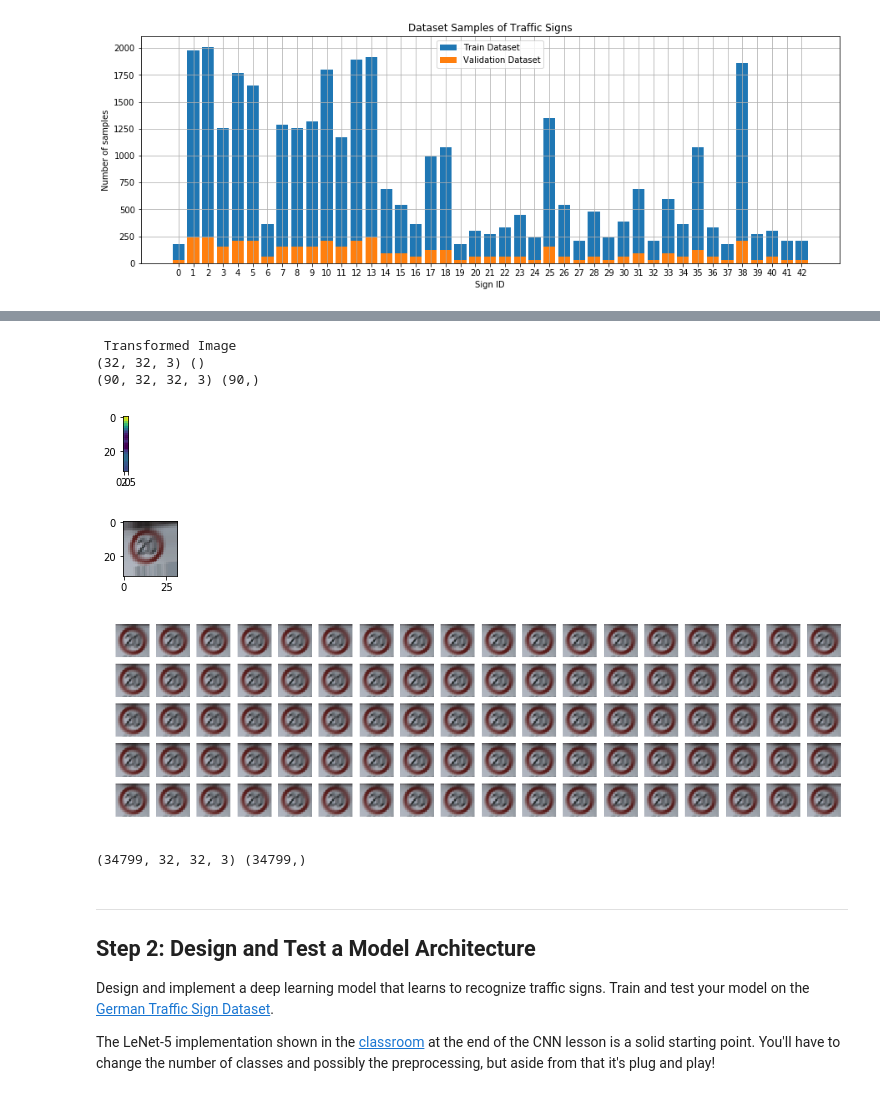
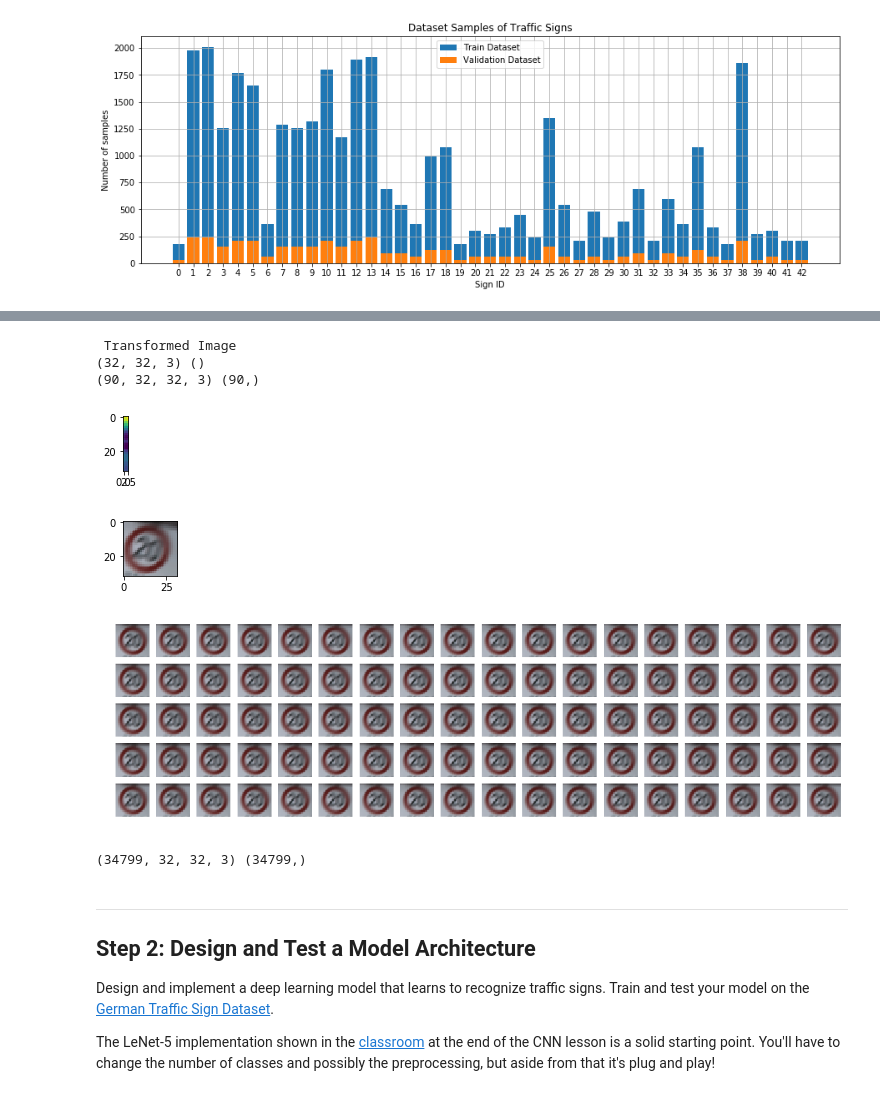
Before and after one commit to arturops/self-drivingCar, a Jupyter notebook: TrafficSignClassifier/Traffic_Sign_Classifier.ipynb, the cells around one changed output, grey strips where cells are left out. Saved outputs shown, nothing was run; the diff lists cells and outputs as text; code cells hidden in the pictures.

```diff
--- a/TrafficSignClassifier/Traffic_Sign_Classifier.ipynb
+++ b/TrafficSignClassifier/Traffic_Sign_Classifier.ipynb
@@ -252,7 +252,7 @@ def data_augmentation(data, labels, num_samples=1):
         for sample in range(num_samples):
 
             # random rotations betweein -10 and 10 degrees
-            dorotate = random.randint(-30,30)
+            dorotate = random.randint(-20,20) #(-30,30)
 
             # random translations
             trans_1 = random.randint(-3,3)#(-10,10)
@@ -262,7 +262,7 @@ def data_augmentation(data, labels, num_samples=1):
             zoom = random.uniform(0.5, 1.3)
 
             # shearing
-            shear_deg = random.uniform(-15,15)#(-10,10)#(-25, 25)
+            shear_deg = random.uniform(-10,10)#(-20,20)#(-10,10)#(-25, 25)
 
             # set the transform parameters for skimage.transform.warp
             # have to shift to center and then shift back after transformation otherwise
@@ -339,34 +339,34 @@ plt.imshow(imaget[0]);
 grid1 = gridspec.GridSpec(10,18)
 #grid1.update(wspace=0.01, hspace=0.02) # set the spacing between axes.
 plt.figure(figsize=(18,10))
 for i in range(90):
     ax1 = plt.subplot(grid1[i])
     ax1.set_xticklabels([])
     ax1.set_yticklabels([])
     ax1.set_aspect('equal')
     img = image#[i]
     #img = transform_image(image,20,10,5,brightness=1)
 
     plt.subplot(10,18,i+1)
     plt.imshow(img)
     plt.axis('off')
 
 plt.show()
 
 
 # TRANSFORMED
 #show_aug(imaget)
 image = sXtrain.loc['features']#[bool_arr.values][179] #[random.randint(0,160)]
 img_label = sXtrain.loc['labels']#[bool_arr.values][179]
 imaget,labelt = data_augmentation(np.array(image), np.array(img_label), 1)
 print(imaget.shape , labelt.shape)
 #show_aug(imaget,imaget.shape[0])
 # %% [output]
  Transformed Image
 (32, 32, 3) ()
 (90, 32, 32, 3) (90,)
 [figure]
-[figure, old version]
+[figure, new version]
 [figure]
 (34799, 32, 32, 3) (34799,)
 # %% [markdown]
```
Also changed, not shown: parts of 14 cells of this notebook.
